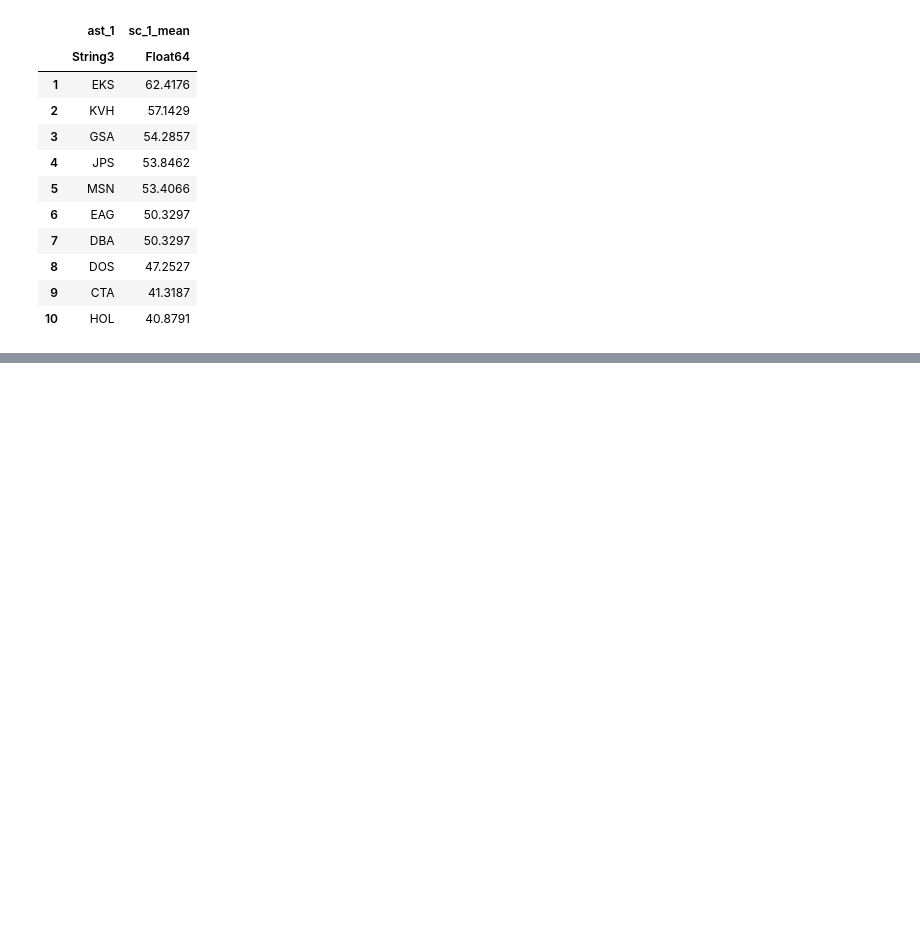
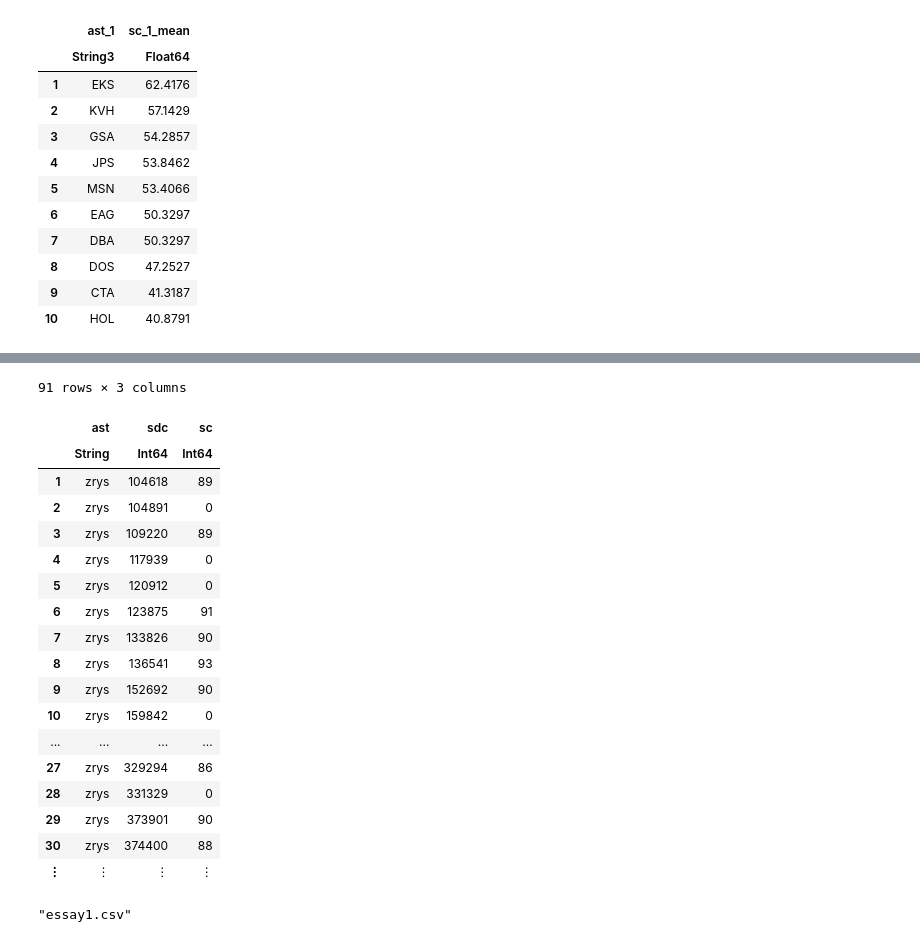
Before and after one commit to evaristegalois/binder-4233, a Jupyter notebook: julia/paperquiz.ipynb, the cells around one changed output, grey strips where cells are left out. Drawn from its saved outputs; the diff is of its cells as text; code cells hidden in the pictures; blank space fills up the shorter version.

```diff
--- a/julia/paperquiz.ipynb
+++ b/julia/paperquiz.ipynb
@@ -320,0 +315,26 @@ makeunique=true)
+# %%
+e2=insertcols!(select(e1,:sdc,:sc),1,:ast .=> "zrys")
+# %% [output]
+91 rows × 3 columns
+|  | ast | sdc | sc |
+|  | String | Int64 | Int64 |
+| 1 | zrys | 104618 | 89 |
+| 2 | zrys | 104891 | 0 |
+| 3 | zrys | 109220 | 89 |
+| 4 | zrys | 117939 | 0 |
+| 5 | zrys | 120912 | 0 |
+| 6 | zrys | 123875 | 91 |
+| 7 | zrys | 133826 | 90 |
+| 8 | zrys | 136541 | 93 |
+| 9 | zrys | 152692 | 90 |
+| 10 | zrys | 159842 | 0 |
+| ... | ... | ... | ... |
+| 27 | zrys | 329294 | 86 |
+| 28 | zrys | 331329 | 0 |
+| 29 | zrys | 373901 | 90 |
+| 30 | zrys | 374400 | 88 |
+| ⋮ | ⋮ | ⋮ | ⋮ |
+# %%
+CSV.write("essay1.csv",e2)
+# %% [output]
+"essay1.csv"
```
Also changed, not shown: parts of 9 cells of this notebook.
